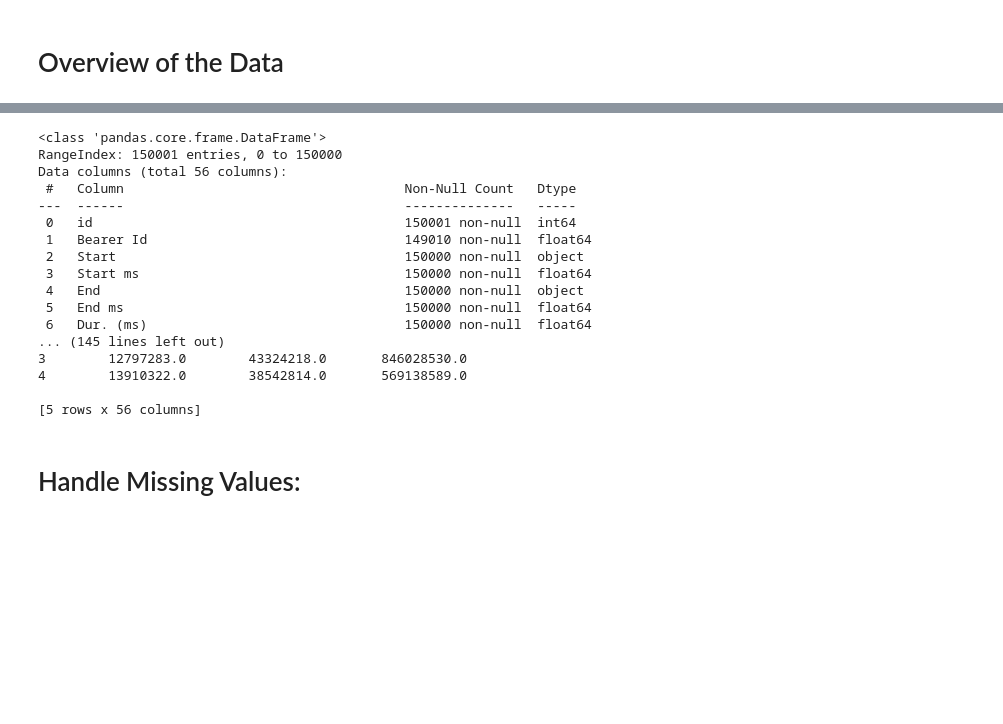
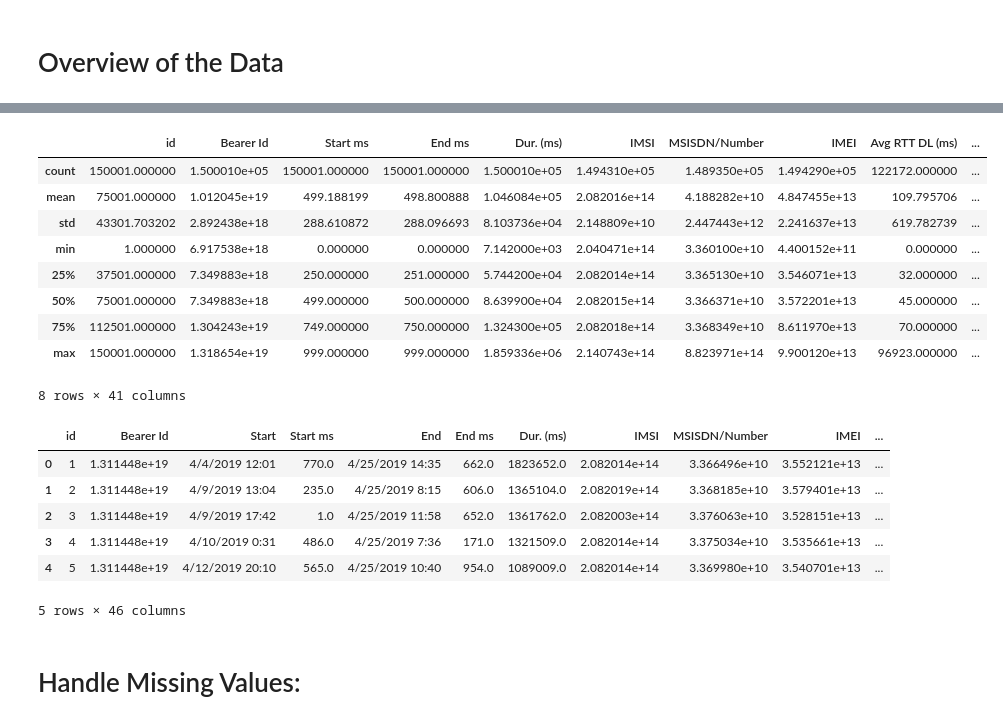
Before and after one commit to wolduberhe/Dashboard_Streamlit, a Jupyter notebook: lib/streamlit/telecome/telecom_pgdb.ipynb, the cells around one changed output, grey strips where cells are left out. Saved outputs shown, nothing was run; the diff lists cells and outputs as text; code cells hidden in the pictures; blank space fills up the shorter version.

```diff
--- a/lib/streamlit/telecome/telecom_pgdb.ipynb
+++ b/lib/streamlit/telecome/telecom_pgdb.ipynb
@@ -1,8 +1,9 @@
 # %%
-import pandas as pd
-import psycopg2
+
 import matplotlib.pyplot as plt
 import seaborn as sns
+import pandas as pd
+from sqlalchemy import create_engine
 
 # Replace these values with your database information
 dbname = "telecome"
@@ -11,11 +12,14 @@ password = ""
 host = "localhost"
 port = 5432  # Default is usually 5432
 
+# Create a SQLAlchemy engine
+engine = create_engine(f"postgresql://{user}:{password}@{host}:{port}/{dbname}")
+
 # Initialize connection and cursor
 connection = None
 try:
     # Establish a connection
-    connection = psycopg2.connect(dbname=dbname, user=user, password=password, host=host, port=port)
+    connection = engine.connect()
 
     # Replace this query with your own SQL query
     query = 'SELECT * FROM xdr_data'
@@ -24,9 +28,9 @@ try:
     df = pd.read_sql_query(query, connection)
 
     # Now 'df' contains your data in a Pandas DataFrame
-#     print(df.head())
+    # print(df.head())
 
-except psycopg2.Error as e:
+except Exception as e:
     print(f"Error: {e}")
 
 finally:
@@ -38,30 +63,31 @@ finally:
+# %%
+
+# Display basic statistics about the numerical columns
+df.describe()
+# %% [output]
+|  | id | Bearer Id | Start ms | End ms | Dur. (ms) | IMSI | MSISDN/Number | IMEI | Avg RTT DL (ms) | ... |
+| count | 150001.000000 | 1.500010e+05 | 150001.000000 | 150001.000000 | 1.500010e+05 | 1.494310e+05 | 1.489350e+05 | 1.494290e+05 | 122172.000000 | ... |
+| mean | 75001.000000 | 1.012045e+19 | 499.188199 | 498.800888 | 1.046084e+05 | 2.082016e+14 | 4.188282e+10 | 4.847455e+13 | 109.795706 | ... |
+| std | 43301.703202 | 2.892438e+18 | 288.610872 | 288.096693 | 8.103736e+04 | 2.148809e+10 | 2.447443e+12 | 2.241637e+13 | 619.782739 | ... |
+| min | 1.000000 | 6.917538e+18 | 0.000000 | 0.000000 | 7.142000e+03 | 2.040471e+14 | 3.360100e+10 | 4.400152e+11 | 0.000000 | ... |
+| 25% | 37501.000000 | 7.349883e+18 | 250.000000 | 251.000000 | 5.744200e+04 | 2.082014e+14 | 3.365130e+10 | 3.546071e+13 | 32.000000 | ... |
+| 50% | 75001.000000 | 7.349883e+18 | 499.000000 | 500.000000 | 8.639900e+04 | 2.082015e+14 | 3.366371e+10 | 3.572201e+13 | 45.000000 | ... |
+| 75% | 112501.000000 | 1.304243e+19 | 749.000000 | 750.000000 | 1.324300e+05 | 2.082018e+14 | 3.368349e+10 | 8.611970e+13 | 70.000000 | ... |
+| max | 150001.000000 | 1.318654e+19 | 999.000000 | 999.000000 | 1.859336e+06 | 2.140743e+14 | 8.823971e+14 | 9.900120e+13 | 96923.000000 | ... |
+8 rows × 41 columns
 # %%
-# Display basic information about the DataFrame
-print(df.info())
 
-# Display basic statistics about the numerical columns
-print(df.describe())
 
 # Display the first few rows of the DataFrame
-print(df.head())
+df.head()
 # %% [output]
+|  | id | Bearer Id | Start | Start ms | End | End ms | Dur. (ms) | IMSI | MSISDN/Number | IMEI | ... |
+| 0 | 1 | 1.311448e+19 | 4/4/2019 12:01 | 770.0 | 4/25/2019 14:35 | 662.0 | 1823652.0 | 2.082014e+14 | 3.366496e+10 | 3.552121e+13 | ... |
+| 1 | 2 | 1.311448e+19 | 4/9/2019 13:04 | 235.0 | 4/25/2019 8:15 | 606.0 | 1365104.0 | 2.082019e+14 | 3.368185e+10 | 3.579401e+13 | ... |
+| 2 | 3 | 1.311448e+19 | 4/9/2019 17:42 | 1.0 | 4/25/2019 11:58 | 652.0 | 1361762.0 | 2.082003e+14 | 3.376063e+10 | 3.528151e+13 | ... |
+| 3 | 4 | 1.311448e+19 | 4/10/2019 0:31 | 486.0 | 4/25/2019 7:36 | 171.0 | 1321509.0 | 2.082014e+14 | 3.375034e+10 | 3.535661e+13 | ... |
+| 4 | 5 | 1.311448e+19 | 4/12/2019 20:10 | 565.0 | 4/25/2019 10:40 | 954.0 | 1089009.0 | 2.082014e+14 | 3.369980e+10 | 3.540701e+13 | ... |
-<class 'pandas.core.frame.DataFrame'>
-RangeIndex: 150001 entries, 0 to 150000
-Data columns (total 56 columns):
- #   Column                                    Non-Null Count   Dtype
----  ------                                    --------------   -----
- 0   id                                        150001 non-null  int64
- 1   Bearer Id                                 149010 non-null  float64
- 2   Start                                     150000 non-null  object
- 3   Start ms                                  150000 non-null  float64
- 4   End                                       150000 non-null  object
- 5   End ms                                    150000 non-null  float64
- 6   Dur. (ms)                                 150000 non-null  float64
-... (145 lines left out)
-3        12797283.0        43324218.0       846028530.0
-4        13910322.0        38542814.0       569138589.0
-
-[5 rows x 56 columns]
+5 rows × 46 columns
 # %% [markdown]
 # Handle Missing Values:
 # %%
```
Also changed, not shown: parts of 16 cells of this notebook.
